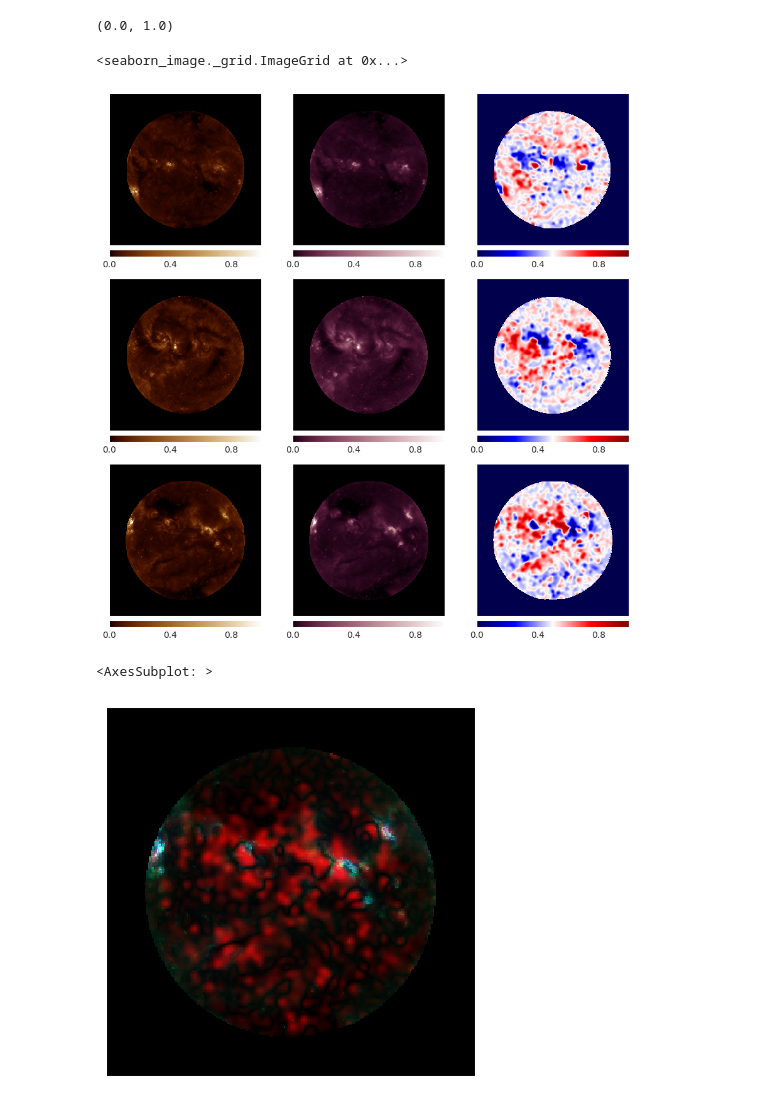
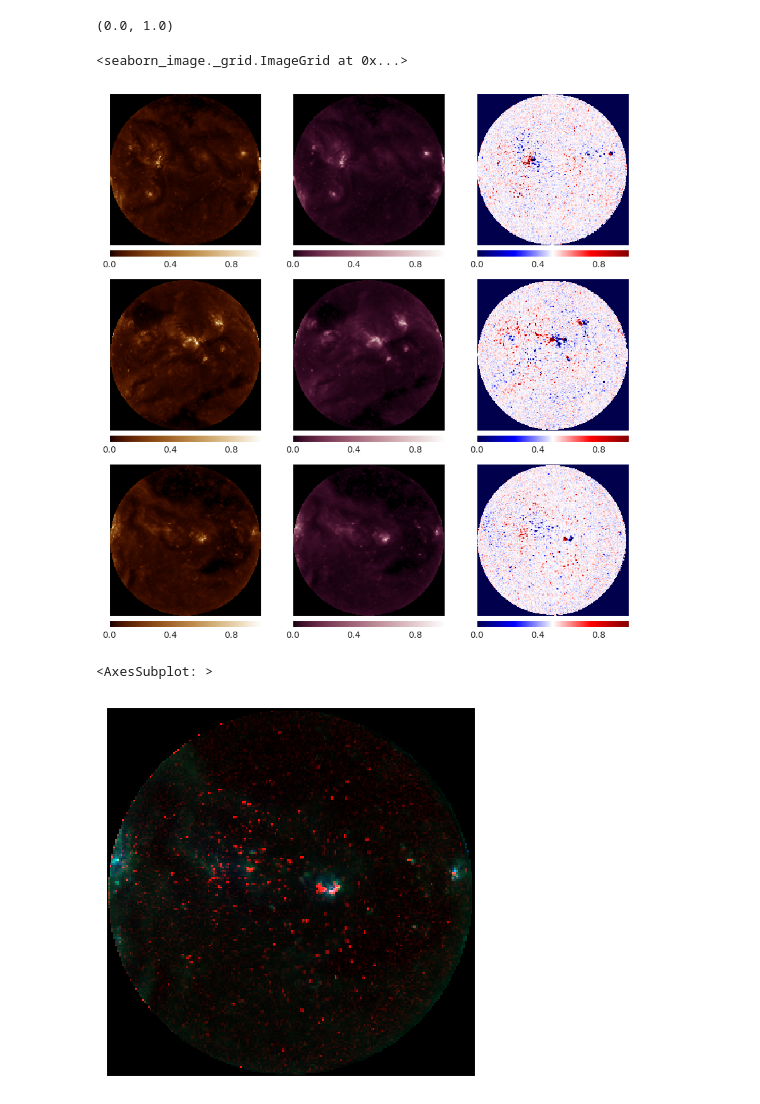
Before and after one commit to eugenioLR/TFM_sun_Autoencoders, a Jupyter notebook: autoencoder_xception_3c_2016.ipynb, the cells around one changed output. Drawn from its saved outputs; the diff is of its cells as text; code cells hidden in the pictures.

Commit message:
train script and manual noise filtering ._.

```diff
--- a/autoencoder_xception_3c_2016.ipynb
+++ b/autoencoder_xception_3c_2016.ipynb
@@ -56,30 +47,20 @@ if noise_filter:
 
     data_files = [f for f in data_files if f.split("/")[-1] not in noise_imgs]
 
-data_matrix = np.empty([len(data_files),256,256,3])
+# data_matrix = np.empty([len(data_files),256,256,3])
+data_matrix = np.empty([len(data_files),204,204,3])
 
 for idx, data_file in enumerate(data_files):
     data_point = np.load(data_file)
-    data_matrix[idx] = data_point
-
-# data_matrix_old = data_matrix.copy()
-
-# data_matrix_norm = dg.MultiChannelAEGenerator.normalize(data_matrix)
-
-# data_matrix_norm[:,:,:,2] = dg.HMImGenerator.apply_filter(data_matrix_norm[:,:,:,2], 4, 2)
-
-# data_matrix_norm[np.isnan(data_matrix_norm_old[:,:,:,2]), 2] = 0
-
-# input_train, input_test = train_test_split(data_matrix_norm, test_size=0.25)
-
-# utils.range_tuple(data_matrix_norm)
+    # data_matrix[idx] = data_point[(center[0]-radius):(center[0]+radius), (center[1]-radius):(center[1]+radius)]
+    data_matrix[idx] = data_point[26:230,26:230] # Precomputed limits to crop
 
 
 data_matrix_old = data_matrix.copy()
 
 data_matrix_norm = dg.MultiChannelAEGenerator.normalize(data_matrix)
 
-data_matrix_norm[:,:,:,2] = dg.HMImGenerator.apply_filter(data_matrix_norm[:,:,:,2], 4, 2)
+# data_matrix_norm[:,:,:,2] = dg.HMImGenerator.apply_filter(data_matrix_norm[:,:,:,2], 4, 2)
 
 data_matrix_norm[np.isnan(data_matrix_old[:,:,:,2]), 2] = 0
 
@@ -91,15 +72,20 @@ utils.range_tuple(data_matrix_norm)
 # %%
 img_amount = 3
 
 image_list = []
 for data_image in data_matrix_norm[:img_amount]:
     for channel in data_image.transpose(2,0,1):
         image_list.append(channel)
 
-isns.ImageGrid(image_list, cmap=["sdoaia193", "sdoaia211", "seismic"]*img_amount, orientation="h", vmin=0, vmax=1)
+isns.ImageGrid(
+    image_list,
+    cmap=["sdoaia193", "sdoaia211", "seismic"]*img_amount,
+    orientation="h",
+    vmin=0,
+    vmax=1)
 # %% [output]
 <seaborn_image._grid.ImageGrid at 0x...>
-[figure, old version]
+[figure, new version]
 # %%
 idx = 2
 
@@ -109,5 +95,5 @@ example[:,:,2] = np.abs(2*example[:,:,2] - 1)
 isns.imgplot(np.roll(example, axis=2, shift=1))
 # %% [output]
 <AxesSubplot: >
-[figure, old version]
+[figure, new version]
 # %%
```
Also changed, not shown: parts of 8 cells of this notebook, 21 other files.
